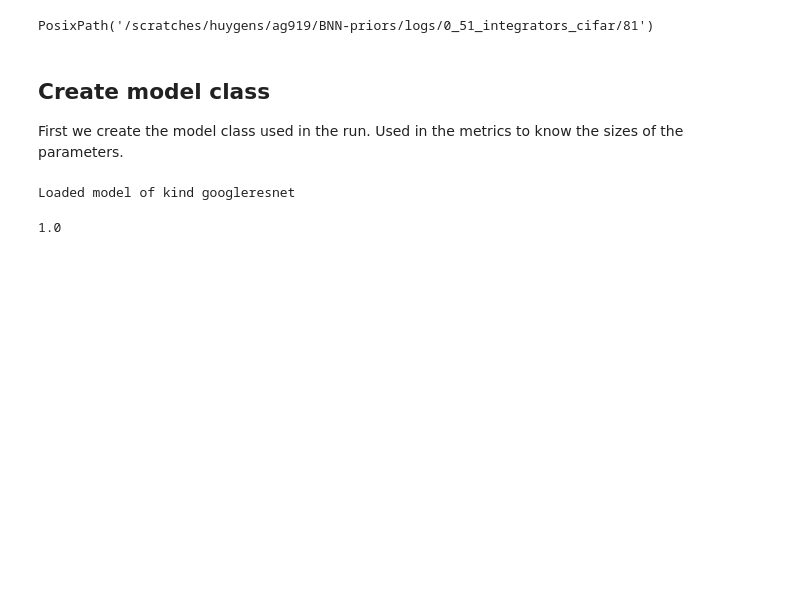
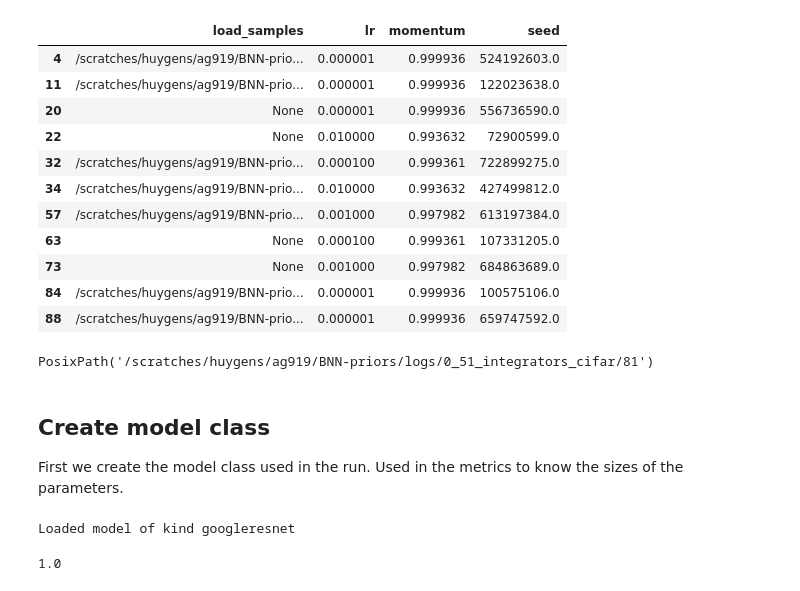
Before and after one commit to ratschlab/bnn_priors, a Jupyter notebook: experiments/3.3.5.1_lr_CIFAR10_comparison_comprehensive.ipynb, the cells around one changed output. Saved outputs shown, nothing was run; the diff lists cells and outputs as text; code cells hidden in the pictures; blank space fills up the shorter version.

```diff
--- a/experiments/3.3.5.1_lr_CIFAR10_comparison_comprehensive.ipynb
+++ b/experiments/3.3.5.1_lr_CIFAR10_comparison_comprehensive.ipynb
@@ -66,3 +102,32 @@ full_df[["status", "lr", "temperature", "weight_prior", "inference", "log_dir",
+# %%
+def metrics_exist(the_dir):
+    return os.path.exists(os.path.join(the_dir, "metrics.h5"))
+
+inference = "SGLD"
+temperature = 1.0
+#fig.suptitle(f"Preresnet18, on CIFAR-10 with data augmentation")
+
+
+completed_df = full_df[(full_df["weight_prior"] == "gaussian")
+                       & (full_df["temperature"] == temperature)
+                       & (full_df["inference"] == inference)
+                       & (full_df["lr"] != 0.1)
+                       & (full_df["cycles"] == 300)
+                       & (full_df["the_dir"].apply(metrics_exist))]
+completed_df[unique_cols(completed_df)]
+# %% [output]
+|  | load_samples | lr | momentum | seed |
+| 4 | /scratches/huygens/ag919/BNN-prio... | 0.000001 | 0.999936 | 524192603.0 |
+| 11 | /scratches/huygens/ag919/BNN-prio... | 0.000001 | 0.999936 | 122023638.0 |
+| 20 | None | 0.000001 | 0.999936 | 556736590.0 |
+| 22 | None | 0.010000 | 0.993632 | 72900599.0 |
+| 32 | /scratches/huygens/ag919/BNN-prio... | 0.000100 | 0.999361 | 722899275.0 |
+| 34 | /scratches/huygens/ag919/BNN-prio... | 0.010000 | 0.993632 | 427499812.0 |
+| 57 | /scratches/huygens/ag919/BNN-prio... | 0.001000 | 0.997982 | 613197384.0 |
+| 63 | None | 0.000100 | 0.999361 | 107331205.0 |
+| 73 | None | 0.001000 | 0.997982 | 684863689.0 |
+| 84 | /scratches/huygens/ag919/BNN-prio... | 0.000001 | 0.999936 | 100575106.0 |
+| 88 | /scratches/huygens/ag919/BNN-prio... | 0.000001 | 0.999936 | 659747592.0 |
 # %%
 full_df = full_df[full_df["status"] != "FAILED"]
 full_df[["status", "lr", "temperature", "weight_prior", "inference", "the_dir", "load_samples", "sampling_decay"]][full_df["sampling_decay"] == "stairs2"].loc[
```
Also changed, not shown: parts of 5 cells of this notebook, 5 other files.
